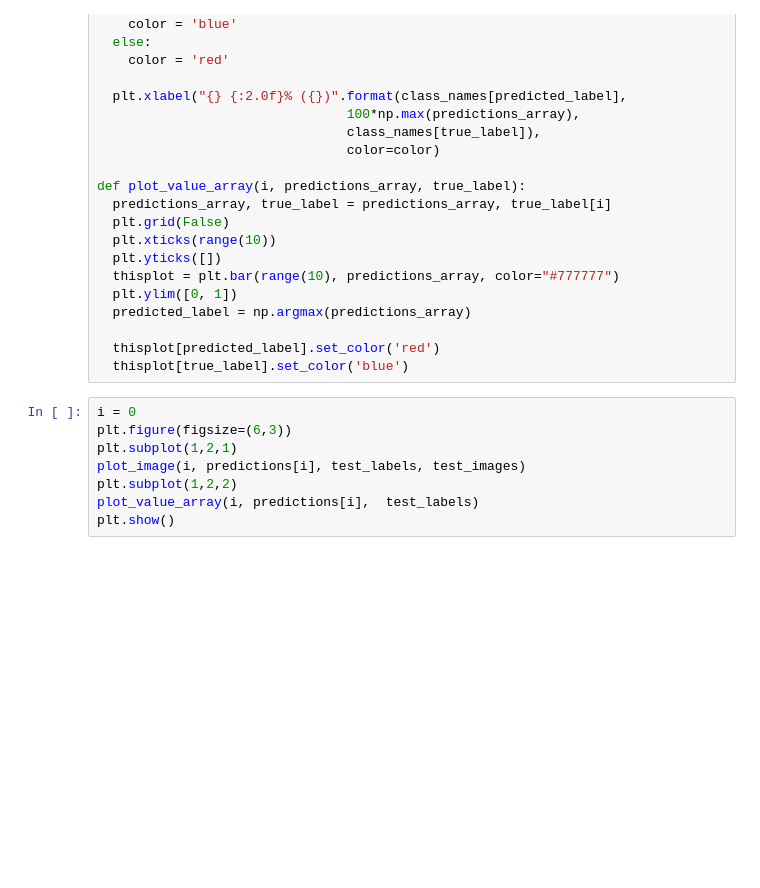
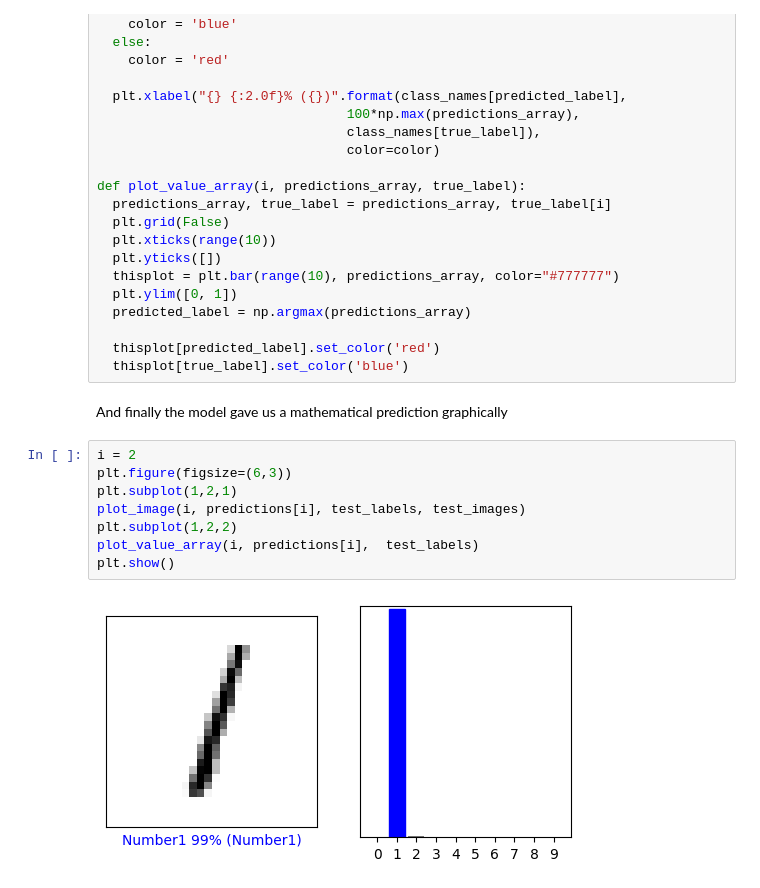
Before and after one commit to Juanjo1899435/A3_Training_ANN, a Jupyter notebook: A3_Finalwork.ipynb, the cells around one changed output. Drawn from its saved outputs; the diff is of its cells as text; blank space fills up the shorter version.

```diff
--- a/A3_Finalwork.ipynb
+++ b/A3_Finalwork.ipynb
@@ -106,12 +202,16 @@ def plot_value_array(i, predictions_array, true_label):
 
   thisplot[predicted_label].set_color('red')
   thisplot[true_label].set_color('blue')
+# %% [markdown]
+And finally the model gave us a mathematical prediction graphically
 # %%
-i = 0
+i = 2
 plt.figure(figsize=(6,3))
 plt.subplot(1,2,1)
 plot_image(i, predictions[i], test_labels, test_images)
 plt.subplot(1,2,2)
 plot_value_array(i, predictions[i],  test_labels)
 plt.show()
+# %% [output]
+[figure, added]
 # %%
```
Also changed, not shown: parts of 39 cells of this notebook.
